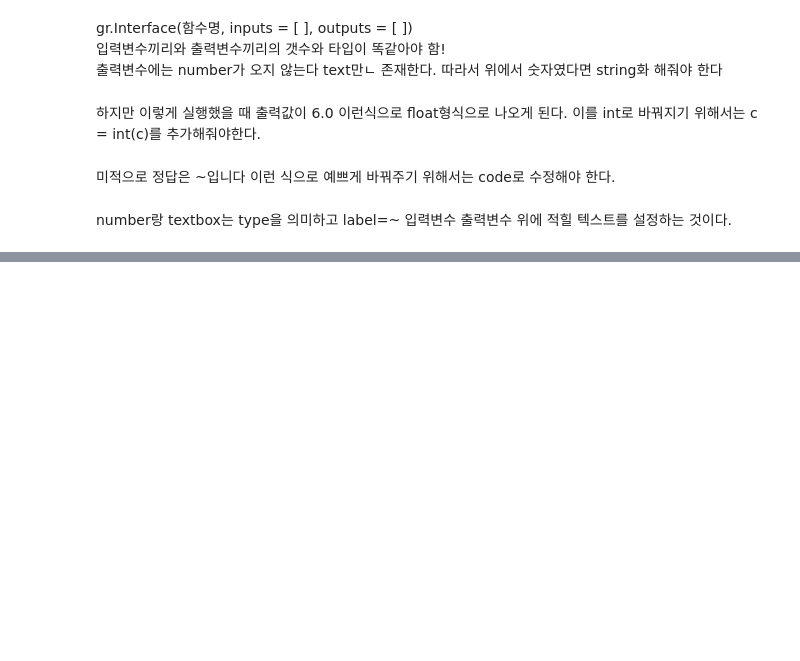
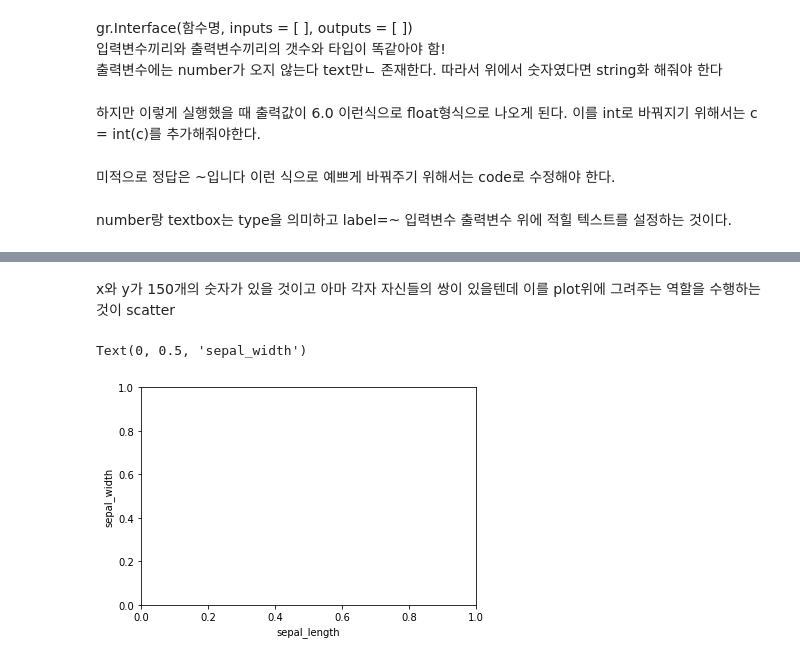
Before and after one commit to jinsu1214/class2022spring, a Jupyter notebook: 20220316.ipynb, the cells around one changed output, grey strips where cells are left out. Cells and saved outputs as stored; diff of their text form; code cells hidden in the pictures; blank space fills up the shorter version.

```diff
--- a/20220316.ipynb
+++ b/20220316.ipynb
@@ -678,0 +747,8 @@ number랑 textbox는 type을 의미하고 label=~ 입력변수 출력변수 위
+# %% [markdown]
+x와 y가 150개의 숫자가 있을 것이고 아마 각자 자신들의 쌍이 있을텐데 이를 plot위에 그려주는 역할을 수행하는 것이 scatter
+# %%
+plt.xlabel('sepal_length')
+plt.ylabel('sepal_width')
+# %% [output]
+Text(0, 0.5, 'sepal_width')
+[figure, added]
```
Also changed, not shown: parts of 16 cells of this notebook.
